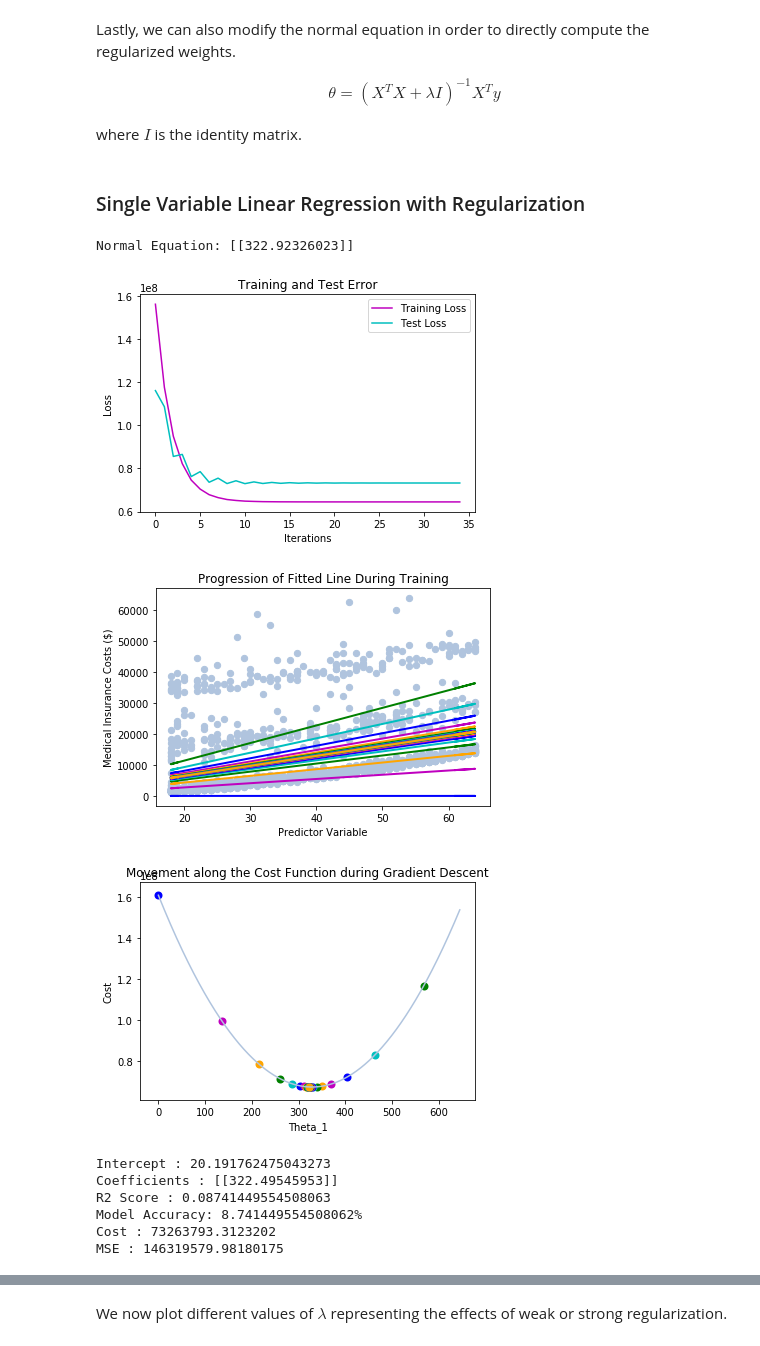
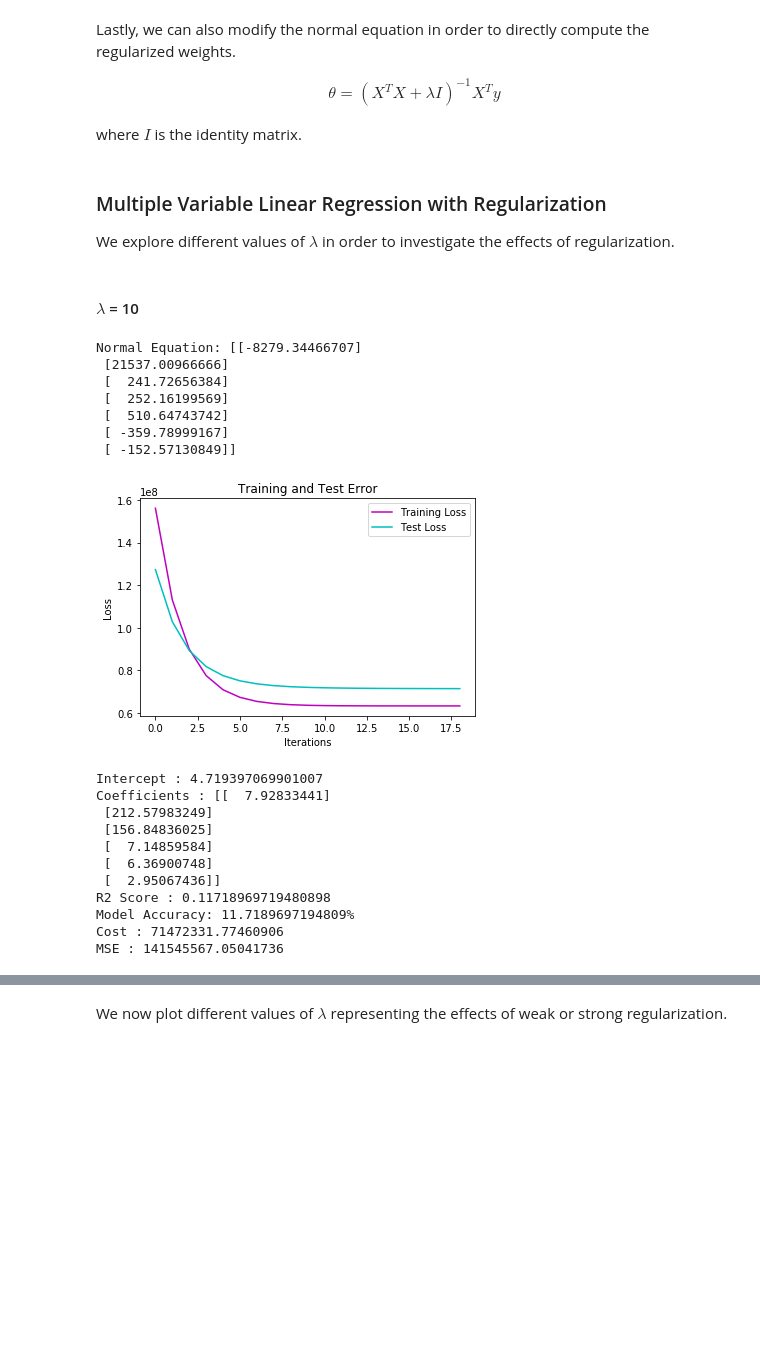
Before and after one commit to SamBall999/ACML-Assignments, a Jupyter notebook: A1_Linear_Regression/ACML_A1_1603701.ipynb, the cells around one changed output, grey strips where cells are left out. Cells and saved outputs as stored; diff of their text form; code cells hidden in the pictures; blank space fills up the shorter version.

```diff
--- a/A1_Linear_Regression/ACML_A1_1603701.ipynb
+++ b/A1_Linear_Regression/ACML_A1_1603701.ipynb
@@ -439,7 +439,11 @@ def plot_cost_function(x, y, theta, theta_0, thetas, theta_0s):
     j = 0
     while (i < len(thetas)):
         plt.scatter(thetas[i], cost(linear_pred(x, thetas[i], theta_0), y), color=colors[j], lw=2) # plot theta value
-        i+= int(np.floor((len(thetas)/20))) # sample thetas in regular intervals for clear visualisation
+        #i+= int(np.floor((len(thetas)/30))) # sample thetas in regular intervals for clear visualisation
+        if (len(thetas) > 5000): # prevent too many points from being plotted
+            i += int(np.floor((len(thetas)/20)))
+        else:
+            i += 3 # sample thetas in regular intervals for clear visualisation
         j+=1
         if (j == len(colors)):
             j = 0
@@ -1251,7 +1271,10 @@ $$
 where $I$ is the identity matrix.
 # %%
 def regularized_normal_eq(x_train, y_train, lambda_1):
-    theta_all = np.dot(np.linalg.inv(np.dot(np.transpose(x_train), x_train) + (lambda_1*np.identity(x_train.shape[1]))), np.dot(np.transpose(x_train), y_train))
+    X0 = np.ones((x_train.shape[0],1)) # add x_0 = 1
+    Xnew = np.hstack((X0, x_train)) # add column for bias
+    #theta_all = np.dot(np.linalg.inv(np.dot(np.transpose(x_train), x_train) + (lambda_1*np.identity(x_train.shape[1]))), np.dot(np.transpose(x_train), y_train))
+    theta_all = np.dot(np.linalg.inv(np.dot(np.transpose(Xnew), Xnew) + (lambda_1*np.identity(Xnew.shape[1]))), np.dot(np.transpose(Xnew), y_train))
     return theta_all
 # %%
 def evaluate_regularized(x_test, y_test, theta, theta_0, lambda_1):
@@ -1318,27 +1341,41 @@ def regularized_linear_regr(x, y, lr, epsilon, single, lambda_1):
     print("\n")
 
     return theta, theta_0
-# %% [markdown]
-### Single Variable Linear Regression with Regularization
+# %% [markdown]
+### Multiple Variable Linear Regression with Regularization
+
+We explore different values of $\lambda$ in order to investigate the effects of regularization.
+# %% [markdown]
+#### $\lambda$ = 10
 # %%
-learning_rate = 0.001
-epsilon = 0.05
-single = 1
-lambda_1 = 1 # penalty coefficient
+# Moderate regularization with lambda = 10 (no standardization)
 
-x = df[["age"]].values
+learning_rate = 0.0001
+epsilon = 0.5
+single = 0
+lambda_1 = 10 # penalty coefficient
+
+
+x = df[["yes", "age", "bmi", "children", "region", "male"]].values
 y = df[["charges"]].values
-theta, theta_0 = regularized_linear_regr(x, y, learning_rate, epsilon, single, lambda_1)
-variable_name = "Age_Standardized"
-plot_single_hypothesis(x, y, theta, theta_0, variable_name)
+theta, theta_0  = regularized_linear_regr(x, y,  learning_rate, epsilon, single, lambda_1)
 # %% [output]
-Normal Equation: [[322.92326023]]
+Normal Equation: [[-8279.34466707]
+ [21537.00966666]
+ [  241.72656384]
+ [  252.16199569]
+ [  510.64743742]
+ [ -359.78999167]
+ [ -152.57130849]]
-[figure, old version]
+[figure, new version]
-[figure, removed]
-[figure, removed]
-Intercept : 20.191762475043273
-Coefficients : [[322.49545953]]
-R2 Score : 0.08741449554508063
-Model Accuracy: 8.741449554508062%
-Cost : 73263793.3123202
-MSE : 146319579.98180175
+Intercept : 4.719397069901007
+Coefficients : [[  7.92833441]
+ [212.57983249]
+ [156.84836025]
+ [  7.14859584]
+ [  6.36900748]
+ [  2.95067436]]
+R2 Score : 0.11718969719480898
+Model Accuracy: 11.7189697194809%
+Cost : 71472331.77460906
+MSE : 141545567.05041736
```
Also changed, not shown: parts of 37 cells of this notebook.
